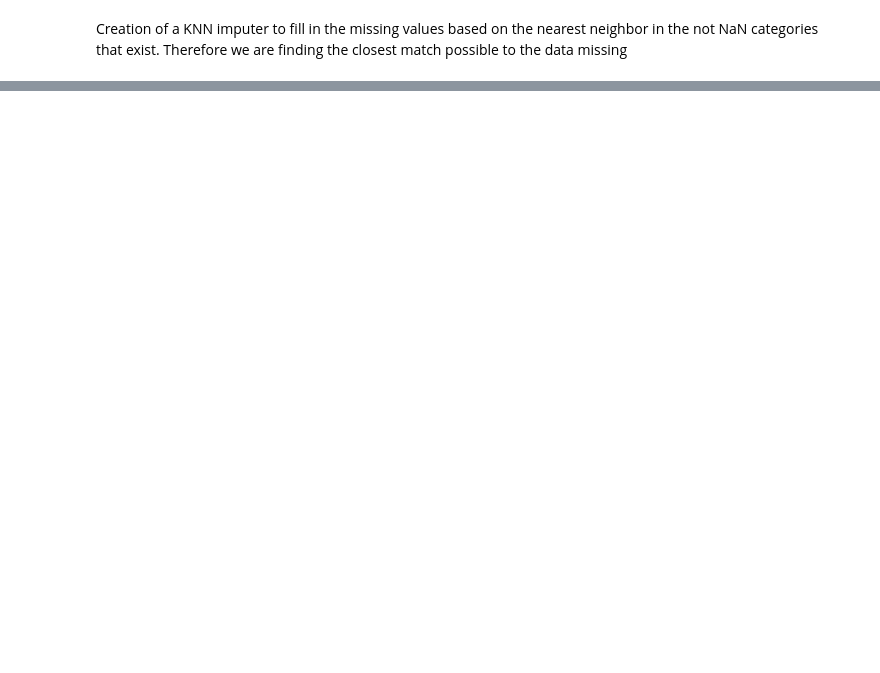
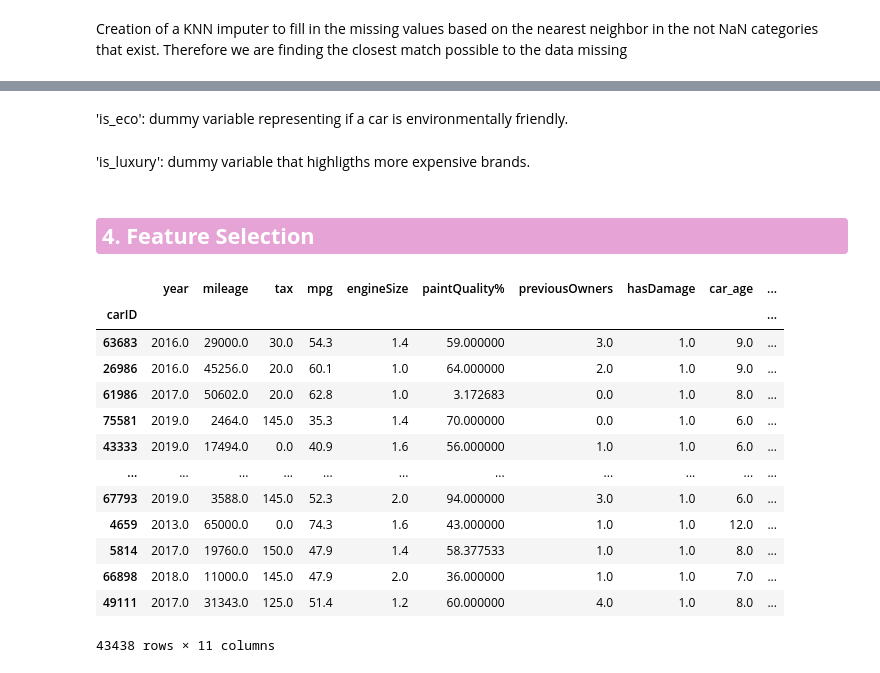
Before and after one commit to Filipesteves974/Machine-Learning-project, a Jupyter notebook: final.ipynb, the cells around one changed output, grey strips where cells are left out. Drawn from its saved outputs; the diff is of its cells as text; code cells hidden in the pictures; blank space fills up the shorter version.

Commit message:
feauture engineering

```diff
--- a/final.ipynb
+++ b/final.ipynb
@@ -1072 +1165,11 @@ hasDamage            0
 dtype: int64
+# %%
+
+X_train, enc_paint, imp_paint, sc_paint = fill_knn(
+    X_train, 'model', ['Brand','transmission','fuelType'], metric_features, fit=True
+)
+
+X_val, _, _, _ = fill_knn(
+    X_val, 'model', ['Brand','transmission','fuelType'], metric_features,
+    fit=False, encoders=enc_paint, imputer=imp_paint, scaler=sc_paint
+)
@@ -1072,0 +1182,2 @@ dtype: int64
+# %%
+X_train['car_age']=2025-X_train['year']
@@ -1072,0 +1186,9 @@ dtype: int64
+# %%
+X_train['mileage_per_year'] = X_train['mileage'] / (X_train['car_age'] + 1)
+# %% [markdown]
+'is_eco': dummy variable representing if a car is environmentally friendly.
+# %%
+eco_fuels = ['electric', 'hybrid']
+X_train['is_eco'] = X_train['fuelType'].str.lower().isin(eco_fuels).astype(int)
+# %% [markdown]
+'is_luxury': dummy variable that highligths more expensive brands.
@@ -1072,0 +1198,28 @@ dtype: int64
+# %% [markdown]
+<h2 style="background-color:#E6A3D6; color:white; padding:3px 6px; border-radius:4px; font-weight:bold;">
+4. Feature Selection
+</h2>
+# %%
+X_train_num = X_train.select_dtypes(include=np.number).set_index(X_train.index)
+X_train_cat = X_train.select_dtypes(exclude=np.number).set_index(X_train.index)
+
+
+# Repeat for Validation
+
+X_val_num = X_val.select_dtypes(include=np.number).set_index(X_val.index)
+X_val_cat = X_val.select_dtypes(exclude=np.number).set_index(X_val.index)
+# %% [output]
+|  | year | mileage | tax | mpg | engineSize | paintQuality% | previousOwners | hasDamage | car_age | ... |
+| carID |  |  |  |  |  |  |  |  |  | ... |
+| 63683 | 2016.0 | 29000.0 | 30.0 | 54.3 | 1.4 | 59.000000 | 3.0 | 1.0 | 9.0 | ... |
+| 26986 | 2016.0 | 45256.0 | 20.0 | 60.1 | 1.0 | 64.000000 | 2.0 | 1.0 | 9.0 | ... |
+| 61986 | 2017.0 | 50602.0 | 20.0 | 62.8 | 1.0 | 3.172683 | 0.0 | 1.0 | 8.0 | ... |
+| 75581 | 2019.0 | 2464.0 | 145.0 | 35.3 | 1.4 | 70.000000 | 0.0 | 1.0 | 6.0 | ... |
+| 43333 | 2019.0 | 17494.0 | 0.0 | 40.9 | 1.6 | 56.000000 | 1.0 | 1.0 | 6.0 | ... |
+| ... | ... | ... | ... | ... | ... | ... | ... | ... | ... | ... |
+| 67793 | 2019.0 | 3588.0 | 145.0 | 52.3 | 2.0 | 94.000000 | 3.0 | 1.0 | 6.0 | ... |
+| 4659 | 2013.0 | 65000.0 | 0.0 | 74.3 | 1.6 | 43.000000 | 1.0 | 1.0 | 12.0 | ... |
+| 5814 | 2017.0 | 19760.0 | 150.0 | 47.9 | 1.4 | 58.377533 | 1.0 | 1.0 | 8.0 | ... |
+| 66898 | 2018.0 | 11000.0 | 145.0 | 47.9 | 2.0 | 36.000000 | 1.0 | 1.0 | 7.0 | ... |
+| 49111 | 2017.0 | 31343.0 | 125.0 | 51.4 | 1.2 | 60.000000 | 4.0 | 1.0 | 8.0 | ... |
+43438 rows × 11 columns
```
Also changed, not shown: parts of 18 cells of this notebook.
